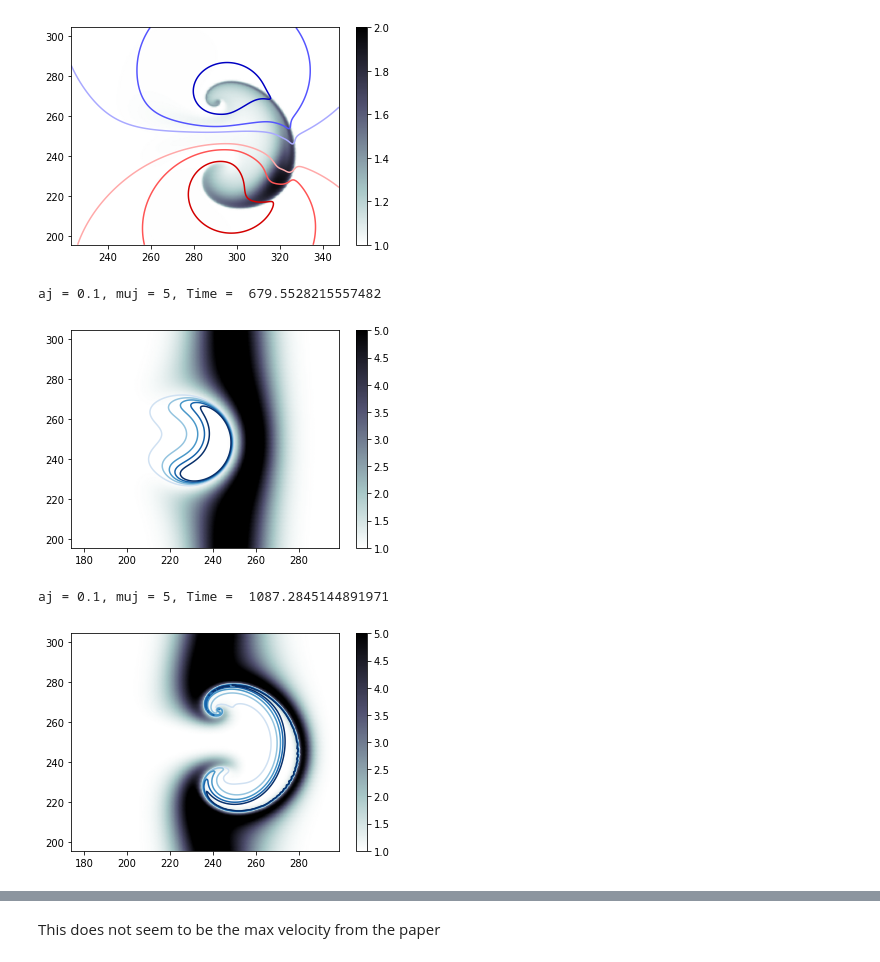
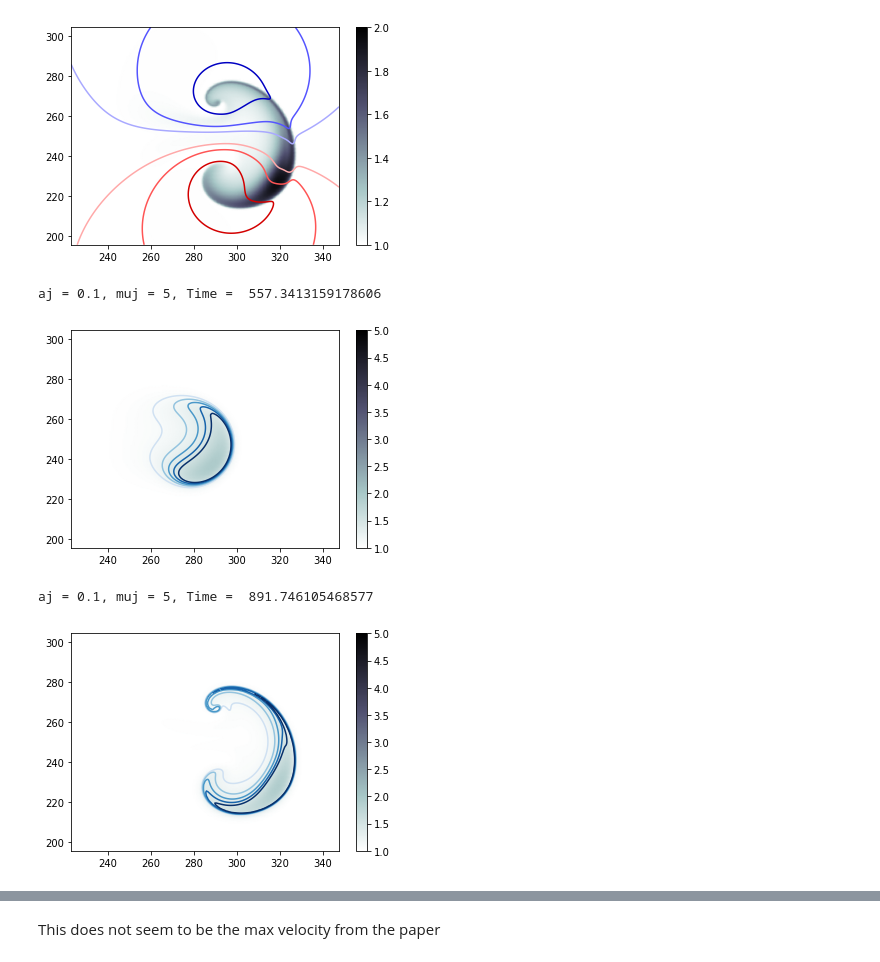
Before and after one commit to mwiesenberger/impurities, a Jupyter notebook: data-analysis.ipynb, the cells around one changed output, grey strips where cells are left out. Saved outputs shown, nothing was run; the diff lists cells and outputs as text; code cells hidden in the pictures.

```diff
--- a/data-analysis.ipynb
+++ b/data-analysis.ipynb
@@ -35,11 +35,11 @@ aj_v = []
 muj_v = []
 vmax_v = []
 vana_v = []
-for item in m.table() :
-    ncin = Dataset( m.outfile( item), 'r', format="NETCDF4")
+for item in m_vmax.table() :
+    ncin = Dataset( m_vmax.outfile( item), 'r', format="NETCDF4")
     pp = json.loads( ncin.inputfile)
     diag_time = ncin["diag_time"][:]
-    com_e = ncin["X_e"][:]
+    com_e = ncin["X_i"][:]
     vel_e = common.centered_derivative( diag_time, com_e)
     vel_e[0] = 0
     aj = pp['species'][2]['a']
@@ -88,11 +88,11 @@ plt.show()
 # %%
 ## Figure 3
 # muj = 5, aj = 0.5 vs muj = 2, aj = 0.001
-for item in m.table():
+for item in m_vmax.table():
     if item['species'][2]['mu'] == 5 and item['species'][2]['a'] == 0.5 :
-        firstfile = m.outfile( item)
+        firstfile = m_vmax.outfile( item)
     if item['species'][2]['mu'] == 2 and item['species'][2]['a'] == 0.001 :
-        secondfile = m.outfile( item)
+        secondfile = m_vmax.outfile( item)
 
 ncin = Dataset( firstfile, 'r', format="NETCDF4")
 xfi = 512
@@ -129,14 +129,14 @@ mu_j = 5, a_j = 0.5, Time =  2994.706819685768
 mu_j = 2, a_j = 0.001, Time =  1729.859069867477
 [figure]
 # %%
-m = simplesim.Manager( directory = 'caseA', filetype = 'nc')
+m_caseA = simplesim.Manager( directory = 'caseA', filetype = 'nc')
 # %%
 ## Figure 4
 # muj = 2, aj = 0.01
-for item in m.table():
+for item in m_caseA.table():
     if item['species'][2]['mu'] == 2 and item['species'][2]['a'] == 0.01 \
     and item['species'][2]['tau'] == 2:
-        outfile = m.outfile( item)
+        outfile = m_caseA.outfile( item)
 
 ncin = Dataset( outfile, 'r', format="NETCDF4")
 xfi = 256+200
@@ -168,31 +168,31 @@ mu_j = 2, a_j = 0.01, Time =  557.3413159178606
 mu_j = 2, a_j = 0.01, Time =  891.746105468577
 [figure]
 # %%
-outfile = m.outfile(m.table()[0])
+outfile = m_caseA.outfile(m_caseA.table()[0])
 ncin = Dataset( outfile, 'r', format="NETCDF4")
-xfi = 256+100
-xli = 1024-512+100
+xfi = 256+200
+xli = 1024-512+200
 yfi = 400
 yli = 1024-yfi
 for idx in [5,8] :
     xc = ncin["xc"][yfi:yli,xfi:xli]
     yc = ncin["yc"][yfi:yli,xfi:xli]
     ni = ncin["n_i"][idx,yfi:yli,xfi:xli]
     nj = ncin['n_j'][idx,yfi:yli,xfi:xli]
     time = ncin["time"][:]
     plt.figure(figsize=(6, 4))
     plt.pcolormesh(xc,yc,nj,
                    shading='gouraud',
                    cmap = 'bone_r', vmin = 1.0, vmax = 5 )
     plt.colorbar()
     plt.contour( xc, yc, ni, levels = [1.1,1.2,1.3,1.4,1.5],
                 cmap = 'Blues',vmin=1, vmax=1.5) # range is [-3,3] approx
 
     print( "aj = 0.1, muj = 5, Time = ", time[idx])
     plt.show()
 # %% [output]
-aj = 0.1, muj = 5, Time =  679.5528215557482
+aj = 0.1, muj = 5, Time =  557.3413159178606
-[figure, old version]
+[figure, new version]
-aj = 0.1, muj = 5, Time =  1087.2845144891971
+aj = 0.1, muj = 5, Time =  891.746105468577
-[figure, old version]
+[figure, new version]
 # %%
```
Also changed, not shown: parts of 12 cells of this notebook.
